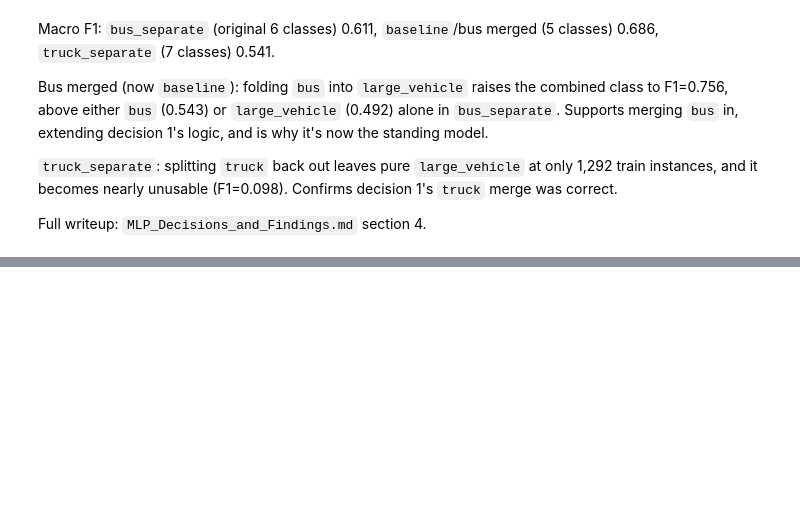
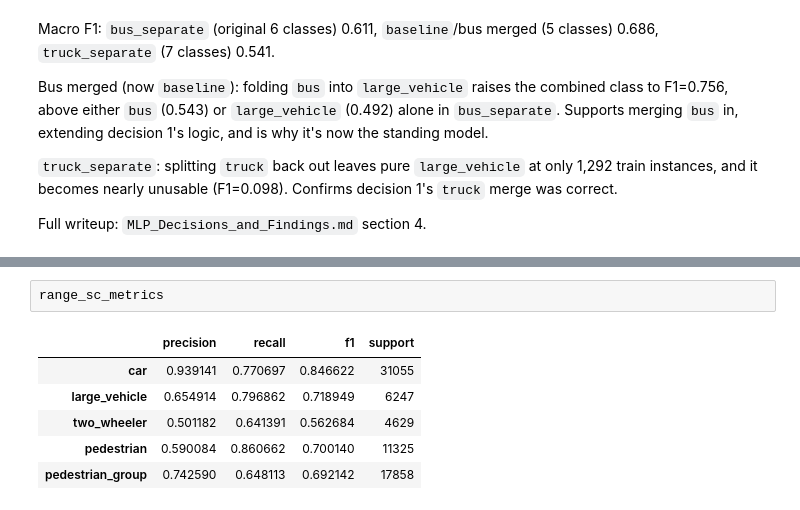
Before and after one commit to brunopinto900/radar-ml-autonomous-driving, a Jupyter notebook: notebooks/mlp_classifier.ipynb, the cells around one changed output, grey strips where cells are left out. Saved outputs shown, nothing was run; the diff lists cells and outputs as text; blank space fills up the shorter version.

```diff
--- a/notebooks/mlp_classifier.ipynb
+++ b/notebooks/mlp_classifier.ipynb
@@ -182,0 +217,9 @@ Full writeup: `MLP_Decisions_and_Findings.md` section 4.
+# %%
+range_sc_metrics
+# %% [output]
+|  | precision | recall | f1 | support |
+| car | 0.939141 | 0.770697 | 0.846622 | 31055 |
+| large_vehicle | 0.654914 | 0.796862 | 0.718949 | 6247 |
+| two_wheeler | 0.501182 | 0.641391 | 0.562684 | 4629 |
+| pedestrian | 0.590084 | 0.860662 | 0.700140 | 11325 |
+| pedestrian_group | 0.742590 | 0.648113 | 0.692142 | 17858 |
```
Also changed, not shown: parts of 7 cells of this notebook.
